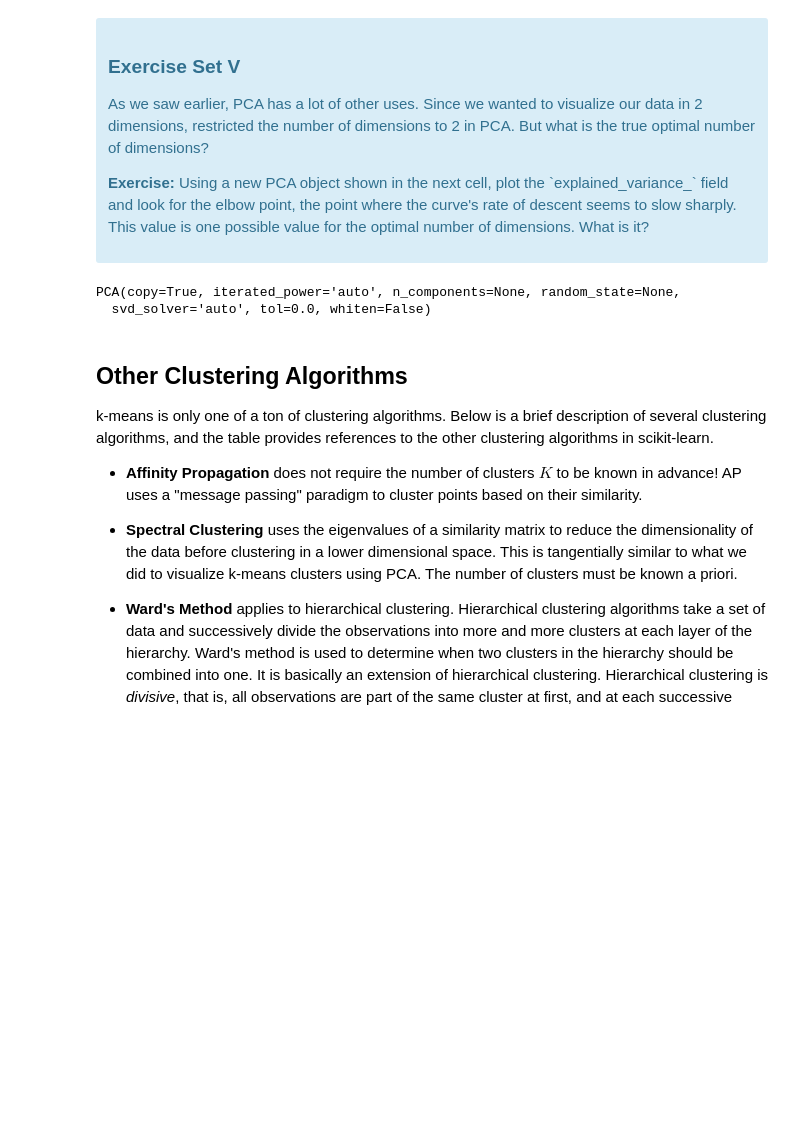
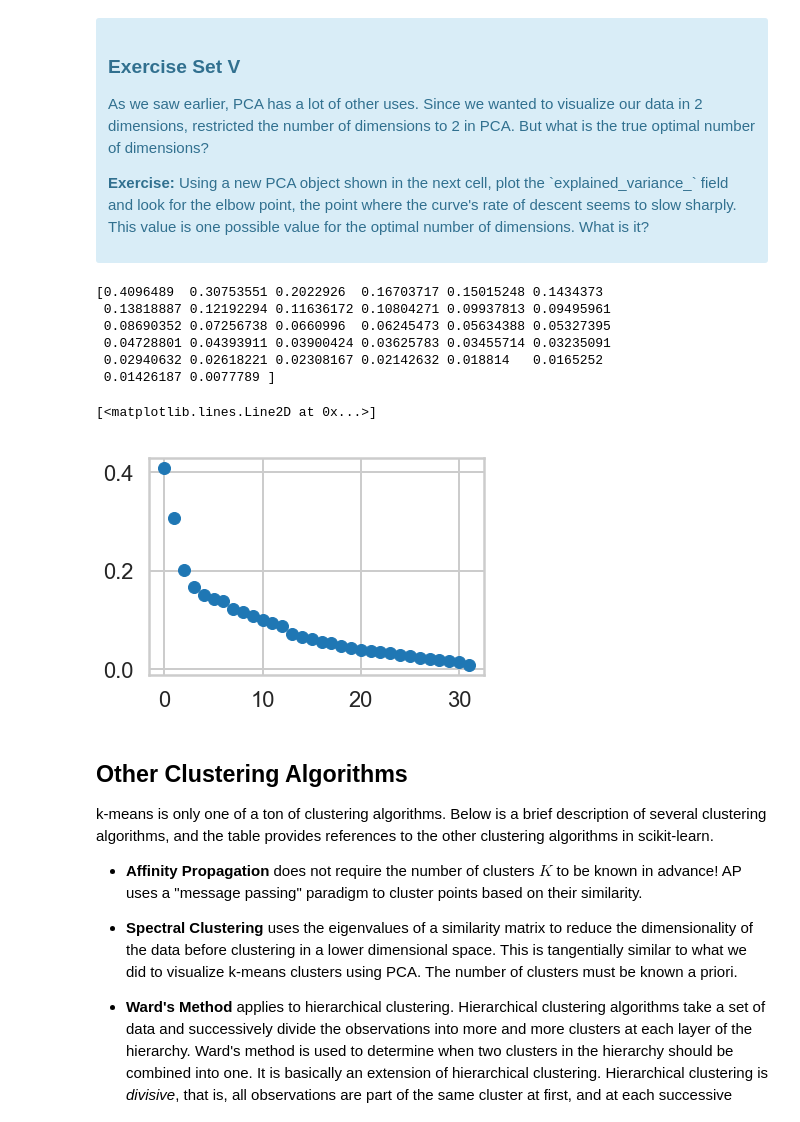
Before and after one commit to iamgauravg/10_5_4_Customer_Segmentation_Using_Clustering, a Jupyter notebook: exploration/data/1479758358_clustering/clustering/Mini_Project_Clustering.ipynb, the cells around one changed output. Drawn from its saved outputs; the diff is of its cells as text; code cells hidden in the pictures; blank space fills up the shorter version.

```diff
--- a/exploration/data/1479758358_clustering/clustering/Mini_Project_Clustering.ipynb
+++ b/exploration/data/1479758358_clustering/clustering/Mini_Project_Clustering.ipynb
@@ -394,14 +394,25 @@ What we've done is we've taken those columns of 0/1 indicator variables, and we'
 # %%
 #your turn
 # Initialize a new PCA model with a default number of components.
 import sklearn.decomposition
 pca = sklearn.decomposition.PCA()
 pca.fit(X)
 
+
+
 # Do the rest on your own :)
+print(pca.explained_variance_)
+
+plt.plot(pca.explained_variance_, 'o')
 # %% [output]
-PCA(copy=True, iterated_power='auto', n_components=None, random_state=None,
-  svd_solver='auto', tol=0.0, whiten=False)
+[0.4096489  0.30753551 0.2022926  0.16703717 0.15015248 0.1434373
+ 0.13818887 0.12192294 0.11636172 0.10804271 0.09937813 0.09495961
+ 0.08690352 0.07256738 0.0660996  0.06245473 0.05634388 0.05327395
+ 0.04728801 0.04393911 0.03900424 0.03625783 0.03455714 0.03235091
+ 0.02940632 0.02618221 0.02308167 0.02142632 0.018814   0.0165252
+ 0.01426187 0.0077789 ]
+[<matplotlib.lines.Line2D at 0x...>]
+[figure, added]
 # %% [markdown]
 ## Other Clustering Algorithms
 
```
Also changed, not shown: parts of 8 cells of this notebook.
